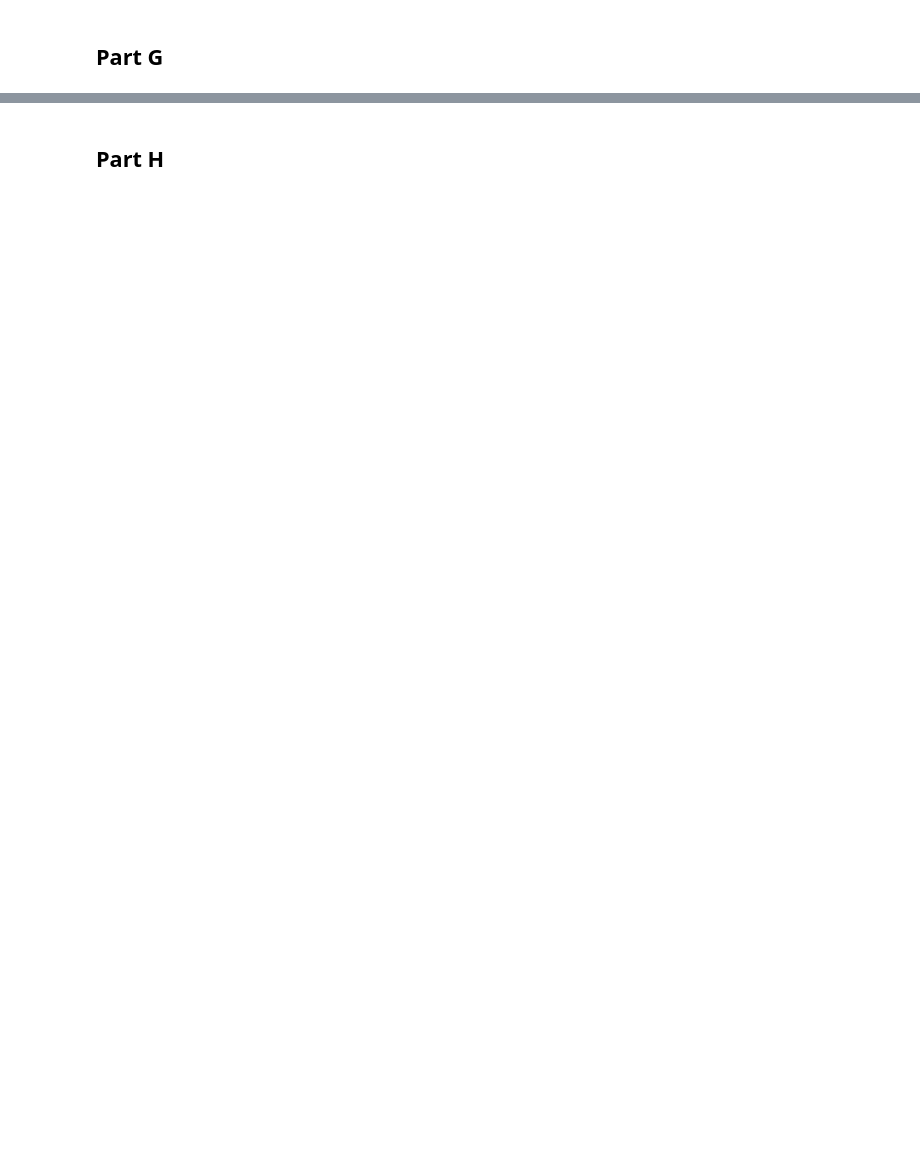
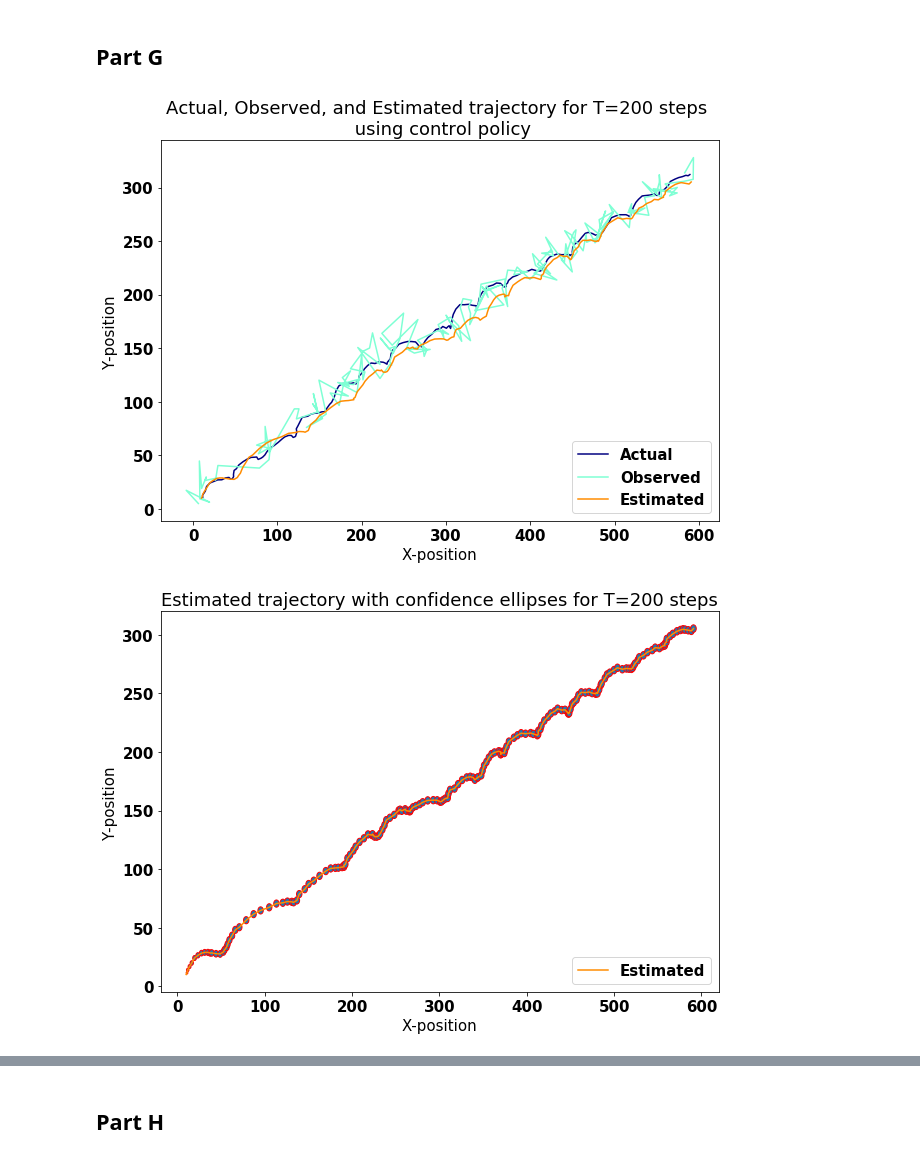
Before and after one commit to rajat499/position-estimation, a Jupyter notebook: airplane-estimation.ipynb, the cells around one changed output, grey strips where cells are left out. Saved outputs shown, nothing was run; the diff lists cells and outputs as text; code cells hidden in the pictures; blank space fills up the shorter version.

```diff
--- a/airplane-estimation.ipynb
+++ b/airplane-estimation.ipynb
@@ -314,2 +344,75 @@ plt.show()
 # %% [markdown]
 ## Part G
+# %%
+T = 200
+initial_x = 10
+initial_y = 10
+vel_x = 1
+vel_y = 1
+X = np.asarray([[initial_x],[initial_y],[vel_x],[vel_y]])
+mu = X
+std = 0.01
+sigma_q = 10
+sigma = np.eye(mu.shape[0])*(std**2)
+actual = [X]
+observed = [(Ct @ X) + noise(Q())]
+estimated_pos = [mu]
+estimated_dev = [sigma]
+for i in range(T):
+    dx = np.sin(k*i)
+    dy = np.cos(k*i)
+    X = (At @ X) + (Bt @ ut()) + noise(R())
+    actual.append(X)
+    if not((i>=10 and i<20) or (i>=30 and i<40)):
+        new_mu, new_sigma = kalman(estimated_pos[-1], estimated_dev[-1], ut(), observed[-1])
+        estimated_pos.append(new_mu)
+        estimated_dev.append(new_sigma)
+        observed.append((Ct @ X) + noise(Q()))
+
+actual = np.asarray(actual)
+observed = np.asarray(observed)
+estimated_pos = np.asarray(estimated_pos)
+estimated_dev = np.asarray(estimated_dev)
+
+fig, ax = plt.subplots(1, 1, figsize =(10, 7))
+ax.plot(actual[:, 0, 0], actual[:, 1, 0], label="Actual", color="navy")
+ax.plot(observed[:, 0, 0], observed[:, 1, 0], label="Observed", color="aquamarine")
+ax.plot(estimated_pos[:, 0, 0], estimated_pos[:, 1, 0], label="Estimated", color="darkorange")
+
+ax.set_title("Actual, Observed, and Estimated trajectory for T="+str(T)+" steps \n using control policy")
+ax.set_xlabel("X-position")
+ax.set_ylabel("Y-position")
+ax.legend(loc='lower right')
+fig.savefig("plots/g_trajectory_t_"+str(T)+".png", bbox_inches="tight")
+plt.show()
+
+fig, ax = plt.subplots(1, 1, figsize =(10, 7))
+ax.plot(estimated_pos[:, 0, 0], estimated_pos[:, 1, 0], label="Estimated", color="darkorange")
+for j in range(len(estimated_dev)):
+    draw_ellipse(estimated_pos[j], estimated_dev[j], ax)
+
+ax.set_title("Estimated trajectory with confidence ellipses for T="+str(T)+" steps")
+ax.set_xlabel("X-position")
+ax.set_ylabel("Y-position")
+ax.legend(loc='lower right')
+fig.savefig("plots/g_ellipses_t_"+str(T)+".png", bbox_inches="tight")
+plt.show()
+
+error = list(np.sqrt((estimated_pos[:10, 1, 0] - actual[:10, 1, 0])**2 + (estimated_pos[:10, 0, 0] - actual[:10, 0, 0])**2))
+error += list(np.empty(10)*np.nan)
+error += list(np.sqrt((estimated_pos[10:20, 1, 0] - actual[20:30, 1, 0])**2 + (estimated_pos[10:20, 0, 0] - actual[20:30, 0, 0])**2))
+error += list(np.empty(10)*np.nan)
+error += list(np.sqrt((estimated_pos[20:, 1, 0] - actual[40:, 1, 0])**2 + (estimated_pos[20:, 0, 0] - actual[40:, 0, 0])**2))
+xticks = np.arange(len(error))
+fig, ax = plt.subplots(1, 1, figsize =(10, 7))
+ax.plot(xticks, error, label="Error", color="navy")
+
+ax.set_title("Error between estimated and actual trajectory for T="+str(T)+" steps")
+ax.set_ylabel("Euclidean distance between actual and estimated")
+ax.set_xlabel("Time step")
+ax.legend(loc='upper right')
+fig.savefig("plots/g_error_t_"+str(T)+".png", bbox_inches="tight")
+plt.show()
+# %% [output]
+[figure, added]
+[figure, added]
```
Also changed, not shown: parts of 12 cells of this notebook, 18 other files.
